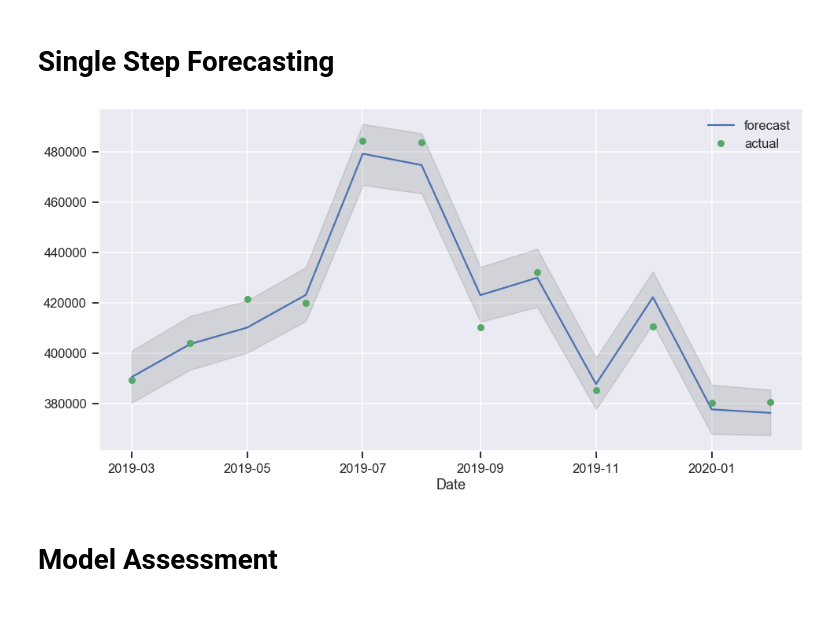
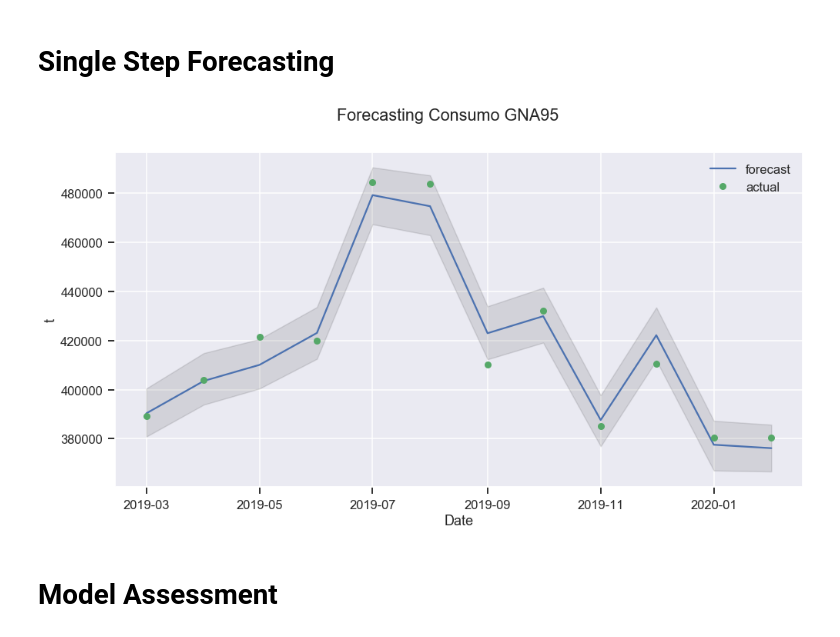
Before and after one commit to manualrg/DSLAB_Forecasting, a Jupyter notebook: 06_FBProphet.ipynb, the cells around one changed output. Drawn from its saved outputs; the diff is of its cells as text; code cells hidden in the pictures.

```diff
--- a/06_FBProphet.ipynb
+++ b/06_FBProphet.ipynb
@@ -128,14 +128,16 @@ p_gna95_test['split'] = 'test'
 # %%
 fig = plt.figure(figsize = (16,8))
 ax = fig.add_subplot(111)
 
 p_gna95_test.plot(y='p_cons_GNA95', label='forecast', ax=ax)
 ax.fill_between(x=p_gna95_test.index, y1=p_gna95_test['upper p_cons_GNA95'], y2=p_gna95_test['lower p_cons_GNA95'],  color='k', alpha=0.1)
 p_gna95_test.plot(ax=ax, y='cons_GNA95', style='o', label='actual')
+plt.suptitle("Forecasting Consumo GNA95")
+plt.ylabel('t')
 plt.legend()
 plt.show()
 # %% [output]
-[figure, old version]
+[figure, new version]
 # %% [markdown]
 # Model Assessment
 # %%
```
Also changed, not shown: parts of 2 cells of this notebook, 2 other files.
